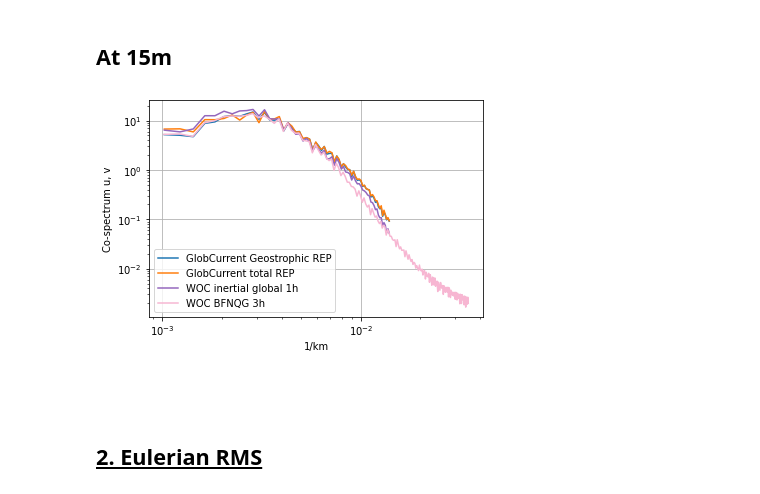
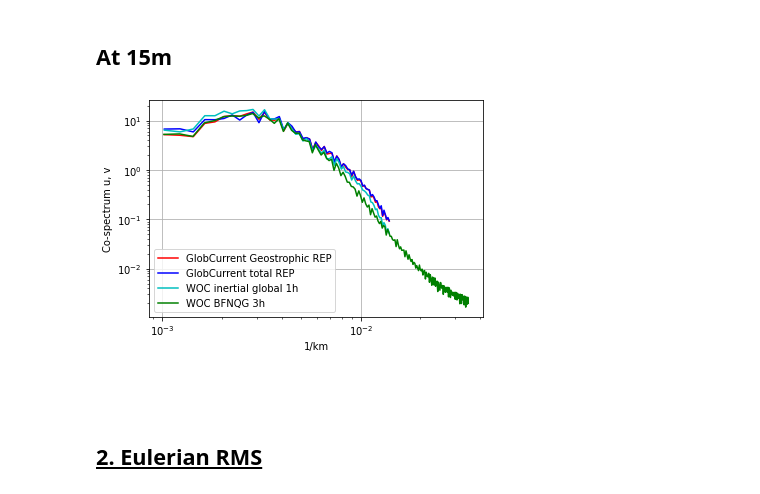
Before and after one commit to ocean-data-challenges/2024_DC_WOC-ESA, a Jupyter notebook: nb_results_agulhas/nb_overall_results-Agulhas.ipynb, the cells around one changed output. Drawn from its saved outputs; the diff is of its cells as text; code cells hidden in the pictures.

```diff
--- a/nb_results_agulhas/nb_overall_results-Agulhas.ipynb
+++ b/nb_results_agulhas/nb_overall_results-Agulhas.ipynb
@@ -86,13 +87,14 @@ _ = spectrum.plot(list_spectrum_pickles,
 # %%
 list_spectrum_pickles = [dir_spectrum+'spectrum_008_047_region_T1_1.pyo',
                          dir_spectrum+'spectrum_015_004_region_T1_1.pyo',
                          dir_spectrum+'spectrum_woc-l4-cureul-glob-1h_region_T1_1.pyo',
                          dir_spectrum+'spectrum_woc-l4-curgeo-bfn-3h_region_T1_1.pyo',]
 
 _ = spectrum.plot(list_spectrum_pickles,
-                      outfile=outputdir+name_plot)
+                      outfile=outputdir+name_plot,
+                      list_color=['r','b','c','g'])
 # %% [output]
-[figure, old version]
+[figure, new version]
 # %% [markdown]
 <br>
 
```
Also changed, not shown: parts of 2 cells of this notebook, 14 other files.
